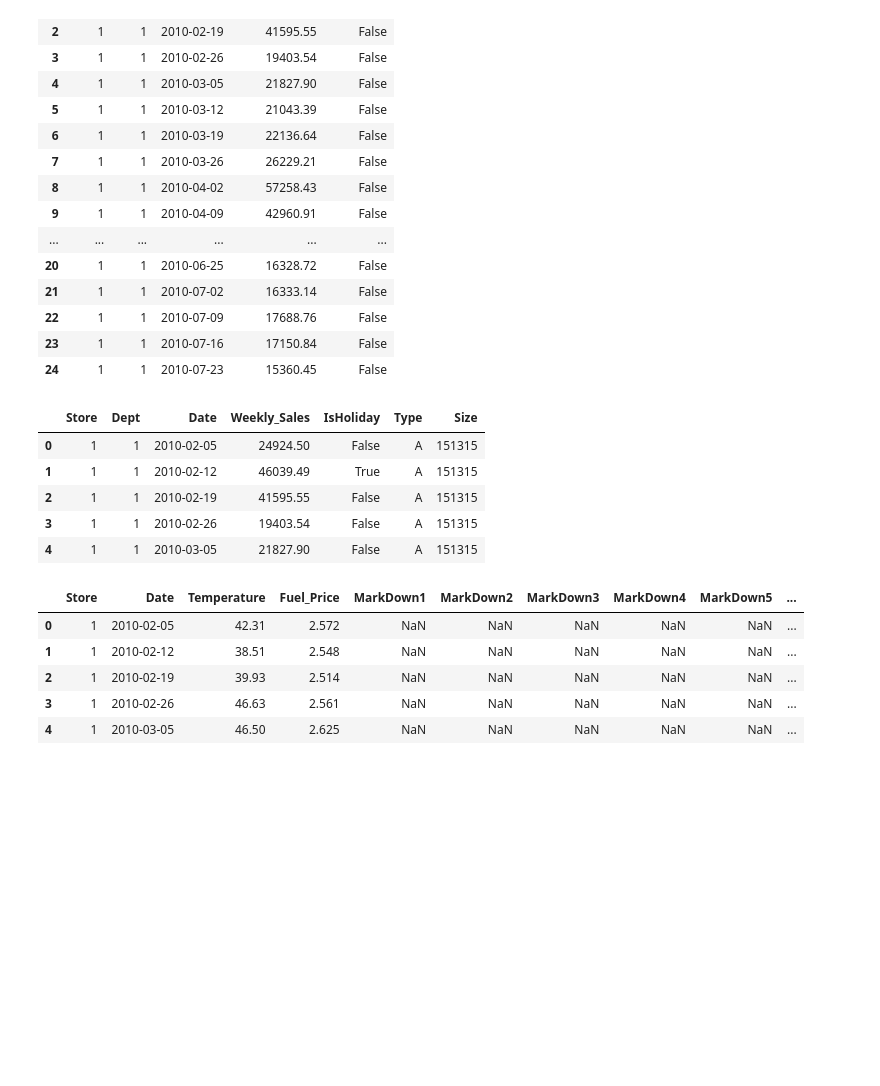
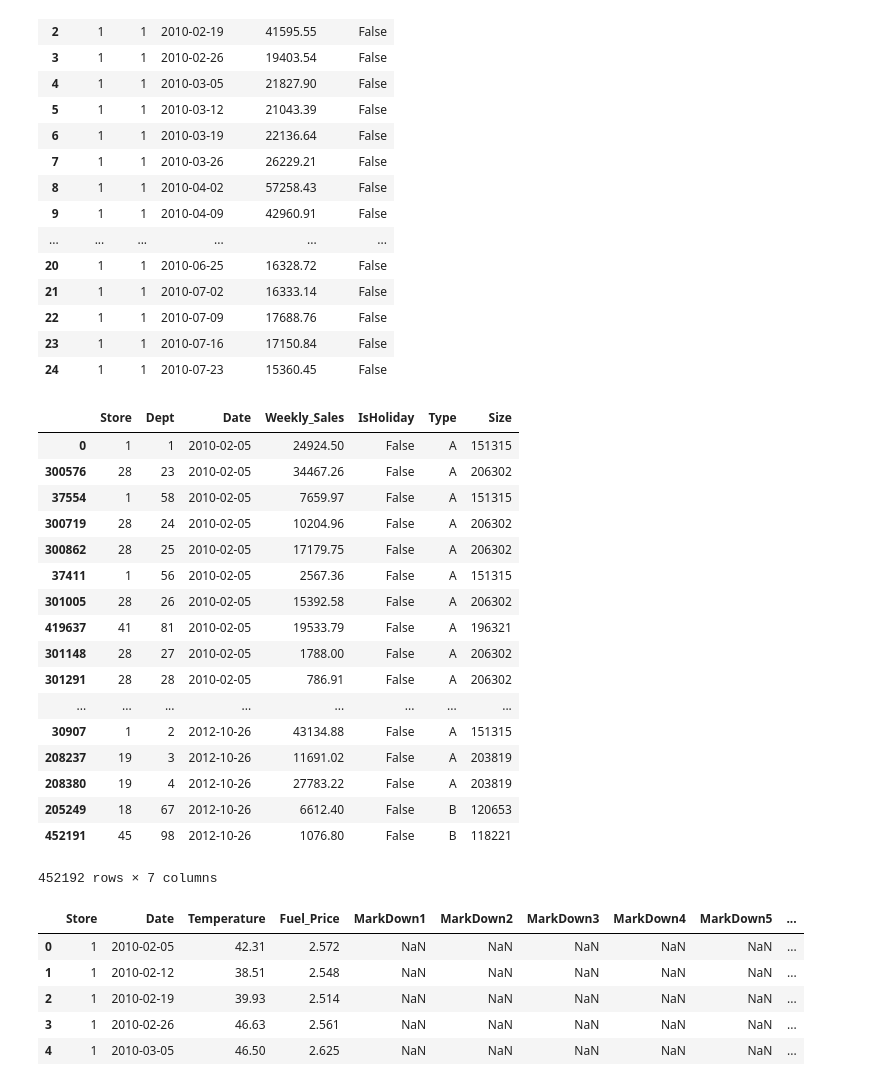
Before and after one commit to ZMBailey/dsc-1-12-04-obtaining-our-data-lab-seattle-ds-career-040119, a Jupyter notebook: index.ipynb, the cells around one changed output. Cells and saved outputs as stored; diff of their text form; code cells hidden in the pictures; blank space fills up the shorter version.

```diff
--- a/index.ipynb
+++ b/index.ipynb
@@ -68,15 +68,27 @@ sql_select_to_df("""SELECT * FROM sales;""").head(25)
 walmart_df = sql_select_to_df("""SELECT * FROM sales
                             JOIN store_details
                             using('Store')""")
-# %%
-walmart_df.sort_value
-# %% [output]
-|  | Store | Dept | Date | Weekly_Sales | IsHoliday | Type | Size |
-| 0 | 1 | 1 | 2010-02-05 | 24924.50 | False | A | 151315 |
-| 1 | 1 | 1 | 2010-02-12 | 46039.49 | True | A | 151315 |
-| 2 | 1 | 1 | 2010-02-19 | 41595.55 | False | A | 151315 |
-| 3 | 1 | 1 | 2010-02-26 | 19403.54 | False | A | 151315 |
-| 4 | 1 | 1 | 2010-03-05 | 21827.90 | False | A | 151315 |
+# %%
+walmart_df.sort_values(['Date','Store'])
+# %% [output]
+|  | Store | Dept | Date | Weekly_Sales | IsHoliday | Type | Size |
+| 0 | 1 | 1 | 2010-02-05 | 24924.50 | False | A | 151315 |
+| 300576 | 28 | 23 | 2010-02-05 | 34467.26 | False | A | 206302 |
+| 37554 | 1 | 58 | 2010-02-05 | 7659.97 | False | A | 151315 |
+| 300719 | 28 | 24 | 2010-02-05 | 10204.96 | False | A | 206302 |
+| 300862 | 28 | 25 | 2010-02-05 | 17179.75 | False | A | 206302 |
+| 37411 | 1 | 56 | 2010-02-05 | 2567.36 | False | A | 151315 |
+| 301005 | 28 | 26 | 2010-02-05 | 15392.58 | False | A | 206302 |
+| 419637 | 41 | 81 | 2010-02-05 | 19533.79 | False | A | 196321 |
+| 301148 | 28 | 27 | 2010-02-05 | 1788.00 | False | A | 206302 |
+| 301291 | 28 | 28 | 2010-02-05 | 786.91 | False | A | 206302 |
+| ... | ... | ... | ... | ... | ... | ... | ... |
+| 30907 | 1 | 2 | 2012-10-26 | 43134.88 | False | A | 151315 |
+| 208237 | 19 | 3 | 2012-10-26 | 11691.02 | False | A | 203819 |
+| 208380 | 19 | 4 | 2012-10-26 | 27783.22 | False | A | 203819 |
+| 205249 | 18 | 67 | 2012-10-26 | 6612.40 | False | B | 120653 |
+| 452191 | 45 | 98 | 2012-10-26 | 1076.80 | False | B | 118221 |
+452192 rows × 7 columns
 # %%
 #import csv
 economy_df = pd.read_csv('economy_data.csv')
```
